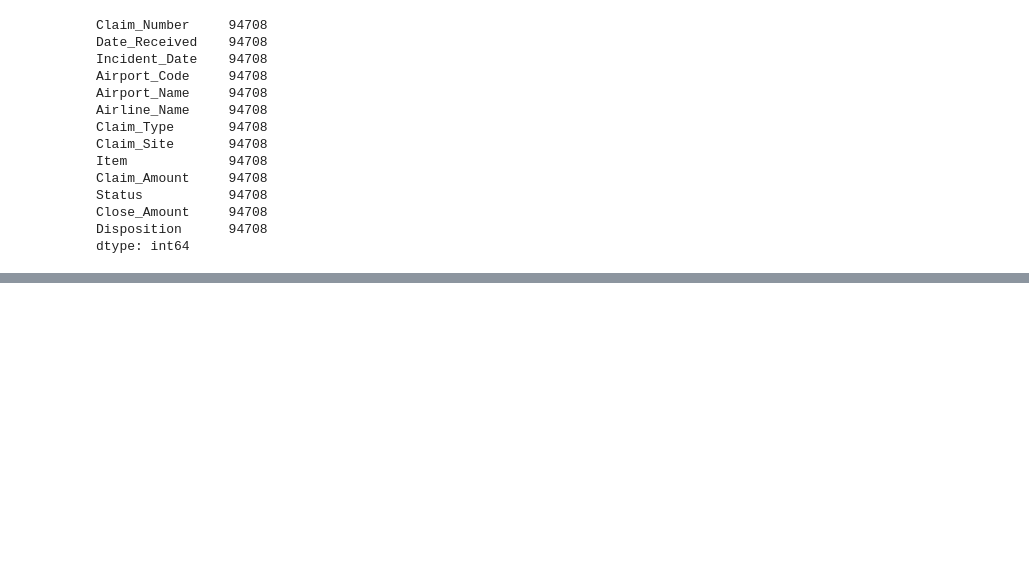
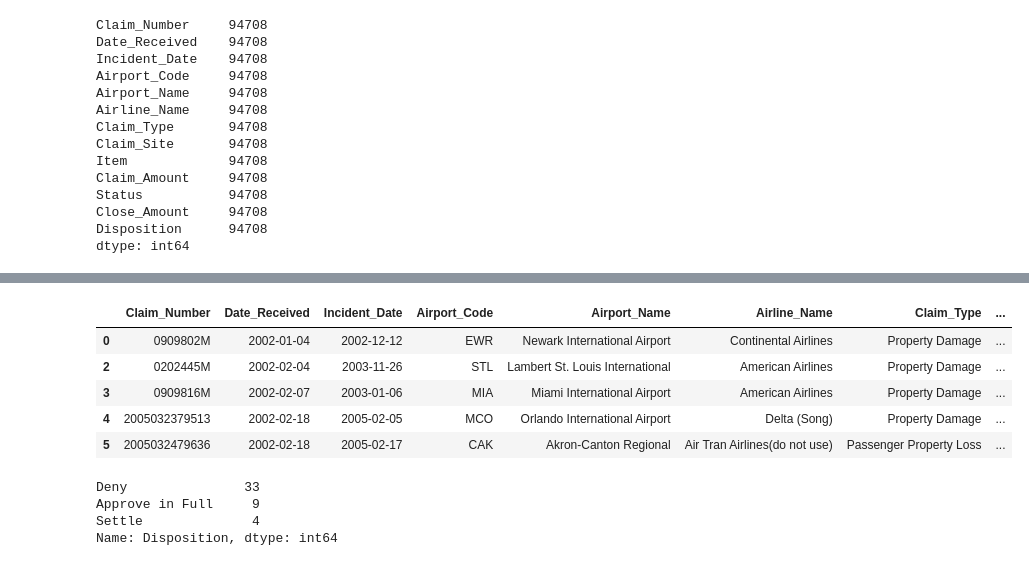
Before and after one commit to mzohaib10/tsa-claims, a Jupyter notebook: tsa-claims-outcome-classifier.ipynb, the cells around one changed output, grey strips where cells are left out. Cells and saved outputs as stored; diff of their text form; code cells hidden in the pictures; blank space fills up the shorter version.

```diff
--- a/tsa-claims-outcome-classifier.ipynb
+++ b/tsa-claims-outcome-classifier.ipynb
@@ -437 +467,17 @@ df12_final['Days_Since_Incident'] = df12_final['Date_Received'] - df12_final['In
+# %%
+df12_final[df12_final.Days_Since_Incident < 0].head()
+# %% [output]
+|  | Claim_Number | Date_Received | Incident_Date | Airport_Code | Airport_Name | Airline_Name | Claim_Type | ... |
+| 0 | 0909802M | 2002-01-04 | 2002-12-12 | EWR | Newark International Airport | Continental Airlines | Property Damage | ... |
+| 2 | 0202445M | 2002-02-04 | 2003-11-26 | STL | Lambert St. Louis International | American Airlines | Property Damage | ... |
+| 3 | 0909816M | 2002-02-07 | 2003-01-06 | MIA | Miami International Airport | American Airlines | Property Damage | ... |
+| 4 | 2005032379513 | 2002-02-18 | 2005-02-05 | MCO | Orlando International Airport | Delta (Song) | Property Damage | ... |
+| 5 | 2005032479636 | 2002-02-18 | 2005-02-17 | CAK | Akron-Canton Regional | Air Tran Airlines(do not use) | Passenger Property Loss | ... |
+# %%
+df12_final[df12_final.Days_Since_Incident > 1000].Disposition.value_counts()
+# %% [output]
+Deny               33
+Approve in Full     9
+Settle              4
+Name: Disposition, dtype: int64
 # %%
```
Also changed, not shown: parts of 38 cells of this notebook.
